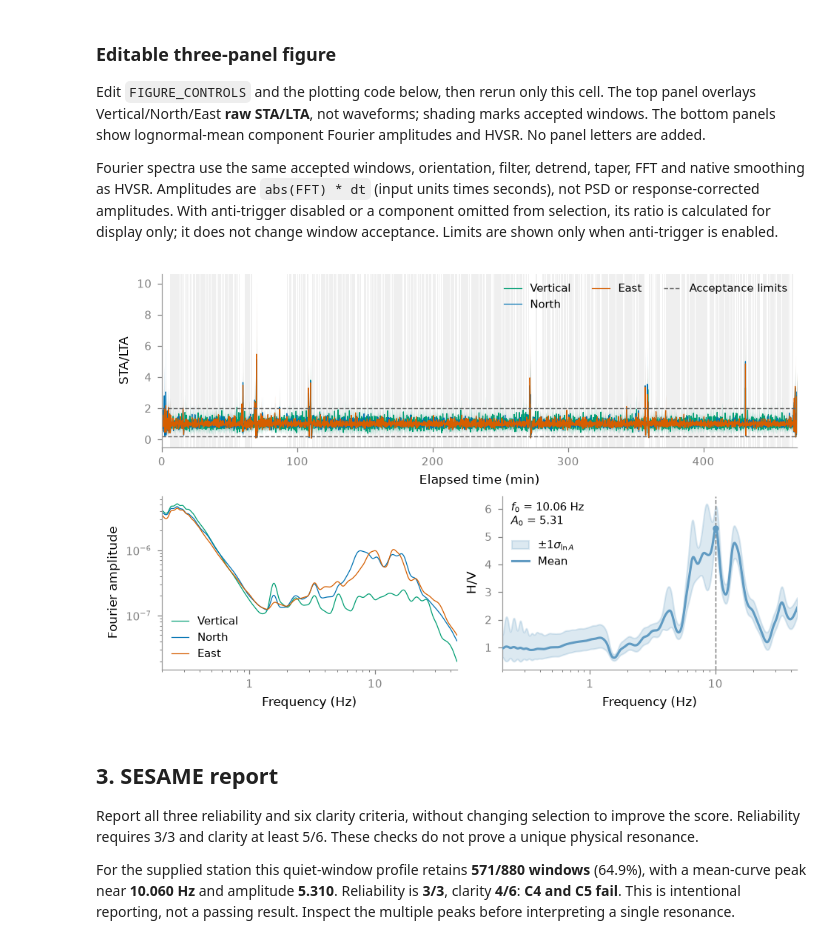
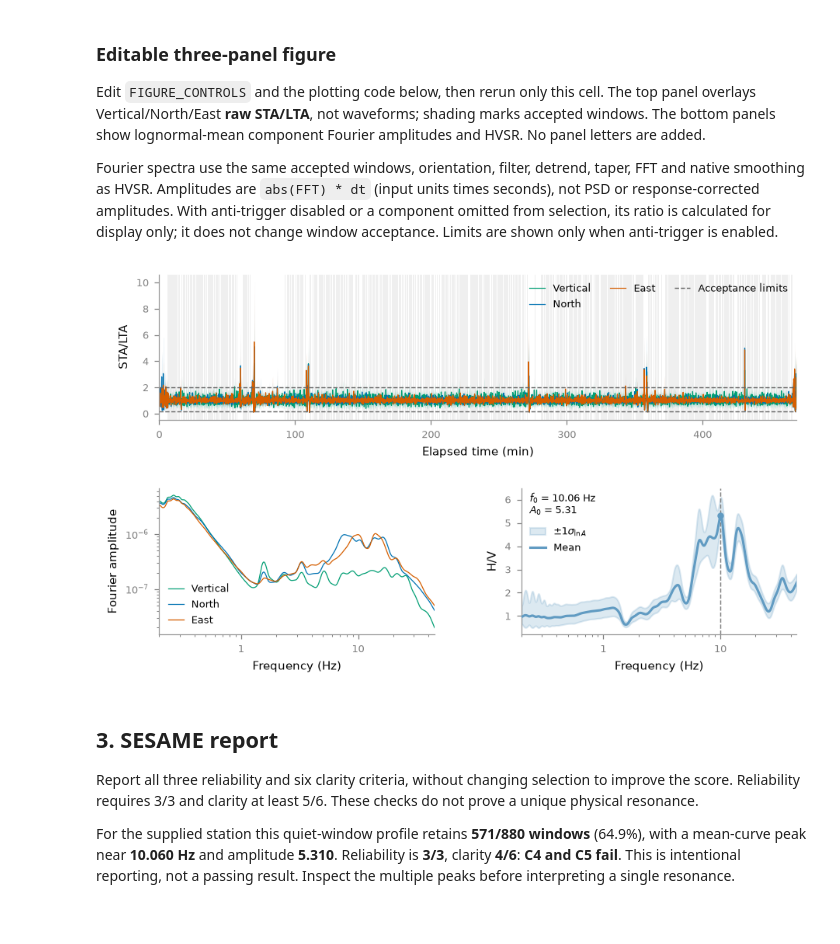
Before and after one commit to oscar-rincon/ciudad-perdida-hvsr, a Jupyter notebook: main/01_processing/hvsr_analysis.ipynb, the cells around one changed output. Drawn from its saved outputs; the diff is of its cells as text; code cells hidden in the pictures.

```diff
--- a/main/01_processing/hvsr_analysis.ipynb
+++ b/main/01_processing/hvsr_analysis.ipynb
@@ -43,7 +43,7 @@ SAVE_OUTPUTS = True
 OUTPUT_DIR = ROOT / 'outputs'
 OUTPUT_PREFIX = '00P2-2'
 SHOW_WINDOW_CURVES = False
-FIGURE_STYLE = hp.PaperStyle(width_in=6.3, font_size=8.0, tick_size=7.0, legend_size=7.0, dpi=600)
+FIGURE_STYLE = hp.PaperStyle(width_in=6.0, font_size=7.0, tick_size=6.0, legend_size=6.0, dpi=300)
 FIGURE_FORMATS = ('pdf', 'svg', 'png')
 
 record = hv.load_record(INPUT_FILES, starttime=STARTTIME, endtime=ENDTIME)
@@ -118,7 +118,7 @@ from matplotlib.patches import Patch
 from matplotlib.ticker import FuncFormatter
 
 FIGURE_CONTROLS = {
-    'height_in': 4.0,
+    'height_in': 3.5,
     'height_ratios': (1.0, 1.0),
     'component_colors': {'Z': '#009E73', 'N': '#0072B2', 'E': '#D55E00'},
     'component_linestyles': {'Z': '-', 'N': '-', 'E': '-'},
@@ -130,6 +130,8 @@ FIGURE_CONTROLS = {
     'fourier_yscale': 'log',
     'hvsr_yscale': None,
     'grid': False,
+    'hspace': 0.15,  # Vertical spacing between rows
+    'wspace': 0.15,  # Horizontal spacing between columns
 }
 
 def make_analysis_figure(record, result, component_spectra, controls, style, show_windows=False):
@@ -138,6 +140,10 @@ def make_analysis_figure(record, result, component_spectra, controls, style, sho
     dt = record.vt.dt_in_seconds
     with hp.paper_context(style):
         figure = plt.figure(figsize=(style.width_in, controls['height_in']), layout='constrained')
+        figure.get_layout_engine().set(
+            hspace=controls['hspace'],
+            wspace=controls['wspace'],
+        )
         grid = figure.add_gridspec(2, 2, height_ratios=controls['height_ratios'])
         sta_lta_ax = figure.add_subplot(grid[0, :])
         fourier_ax = figure.add_subplot(grid[1, 0])
@@ -177,34 +183,34 @@ def make_analysis_figure(record, result, component_spectra, controls, style, sho
         sta_lta_ax.set(xlim=(0, (record.vt.n_samples - 1) * dt / 60),
                        xlabel='Elapsed time (min)', ylabel='STA/LTA')
         if controls['sta_lta_ylim'] is not None:
             sta_lta_ax.set_ylim(controls['sta_lta_ylim'])
         handles, legend_labels = sta_lta_ax.get_legend_handles_labels()
         handles.append(Patch(facecolor=controls['accepted_color'], alpha=controls['accepted_alpha']))
         #legend_labels.append(f'Accepted windows (n={result.n_windows})')
         sta_lta_ax.legend(handles, legend_labels, ncols=3, loc='upper right')
 
         for component, label in labels.items():
             mean = np.exp(np.log(component_spectra[component]).mean(axis=0))
             fourier_ax.plot(result.frequency, mean, label=label,
                             color=controls['component_colors'][component],
                             linestyle=controls['component_linestyles'][component],
                             lw=controls['line_width'])
         fourier_ax.set(xscale='log', yscale=controls['fourier_yscale'],
                        xlim=(result.params.fmin, result.params.fmax), xlabel='Frequency (Hz)',
                        ylabel='Fourier amplitude')
         fourier_ax.xaxis.set_major_formatter(FuncFormatter(lambda value, _: f'{value:g}'))
         fourier_ax.legend(loc='best')
         hp.plot_hvsr(result, show_windows=show_windows, title='', ax=hvsr_ax,
                      yscale=controls['hvsr_yscale'], style=style)
         for axis in (sta_lta_ax, fourier_ax, hvsr_ax):
             hp.style_axes(axis, grid=controls['grid'], style=style)
         return figure
 
 analysis_figure = make_analysis_figure(record, result, component_spectra, FIGURE_CONTROLS,
                                        FIGURE_STYLE, show_windows=SHOW_WINDOW_CURVES)
 plt.show()
 # %% [output]
-[figure, old version]
+[figure, new version]
 # %% [markdown]
 ## 3. SESAME report
 
```
Also changed, not shown: parts of 1 cell of this notebook.
